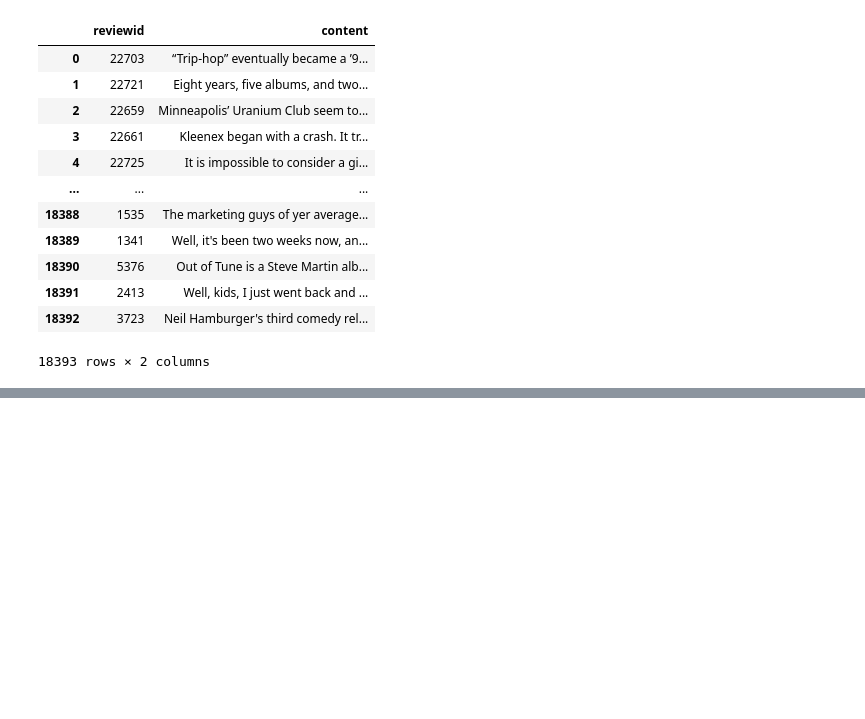
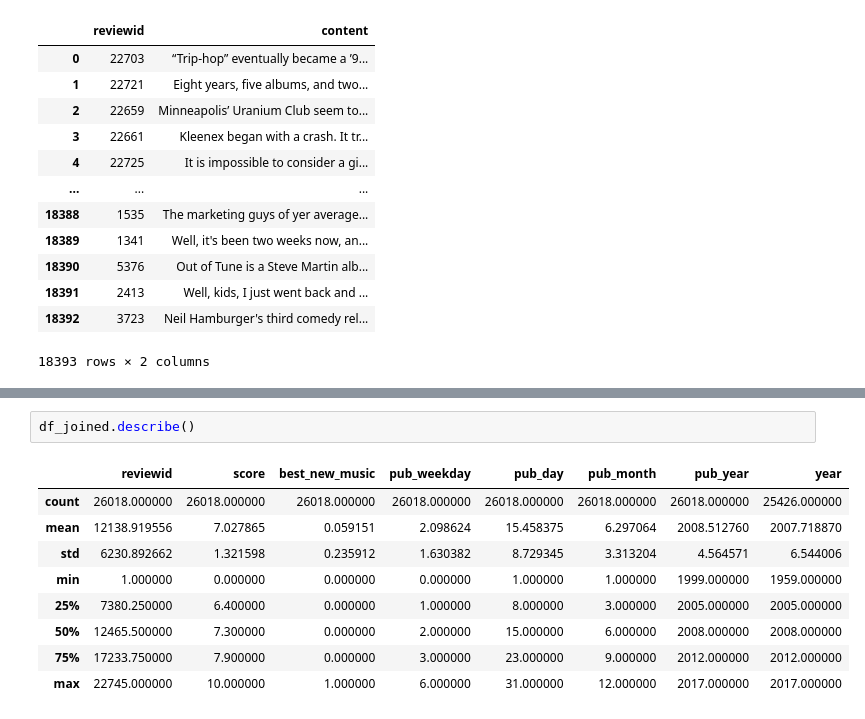
Before and after one commit to JonahFlateman/SQLproject, a Jupyter notebook: Untitled.ipynb, the cells around one changed output, grey strips where cells are left out. Saved outputs shown, nothing was run; the diff lists cells and outputs as text; blank space fills up the shorter version.

```diff
--- a/Untitled.ipynb
+++ b/Untitled.ipynb
@@ -177,0 +225,12 @@ df_joined.head()
+# %%
+df_joined.describe()
+# %% [output]
+|  | reviewid | score | best_new_music | pub_weekday | pub_day | pub_month | pub_year | year |
+| count | 26018.000000 | 26018.000000 | 26018.000000 | 26018.000000 | 26018.000000 | 26018.000000 | 26018.000000 | 25426.000000 |
+| mean | 12138.919556 | 7.027865 | 0.059151 | 2.098624 | 15.458375 | 6.297064 | 2008.512760 | 2007.718870 |
+| std | 6230.892662 | 1.321598 | 0.235912 | 1.630382 | 8.729345 | 3.313204 | 4.564571 | 6.544006 |
+| min | 1.000000 | 0.000000 | 0.000000 | 0.000000 | 1.000000 | 1.000000 | 1999.000000 | 1959.000000 |
+| 25% | 7380.250000 | 6.400000 | 0.000000 | 1.000000 | 8.000000 | 3.000000 | 2005.000000 | 2005.000000 |
+| 50% | 12465.500000 | 7.300000 | 0.000000 | 2.000000 | 15.000000 | 6.000000 | 2008.000000 | 2008.000000 |
+| 75% | 17233.750000 | 7.900000 | 0.000000 | 3.000000 | 23.000000 | 9.000000 | 2012.000000 | 2012.000000 |
+| max | 22745.000000 | 10.000000 | 1.000000 | 6.000000 | 31.000000 | 12.000000 | 2017.000000 | 2017.000000 |
```
Also changed, not shown: parts of 8 cells of this notebook.
